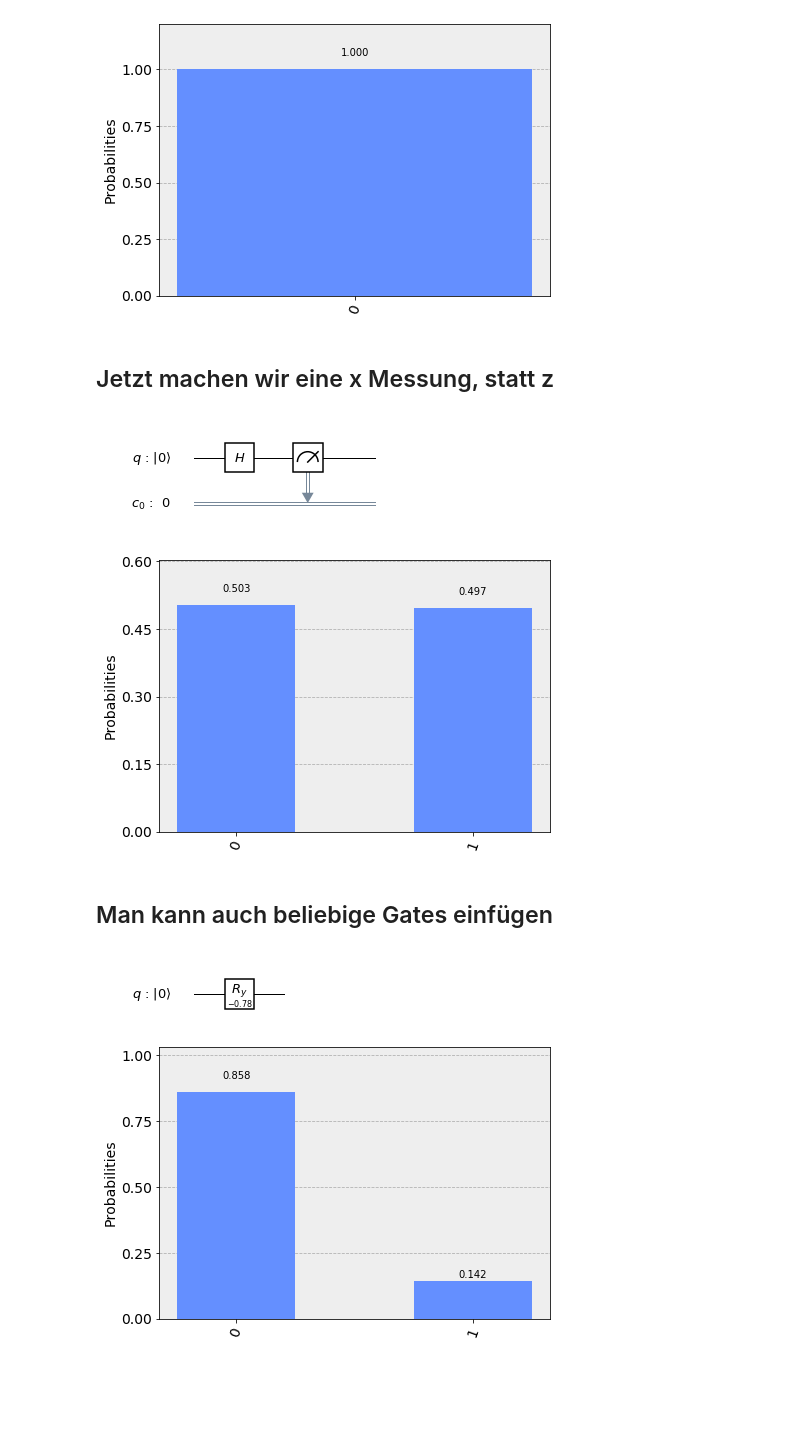
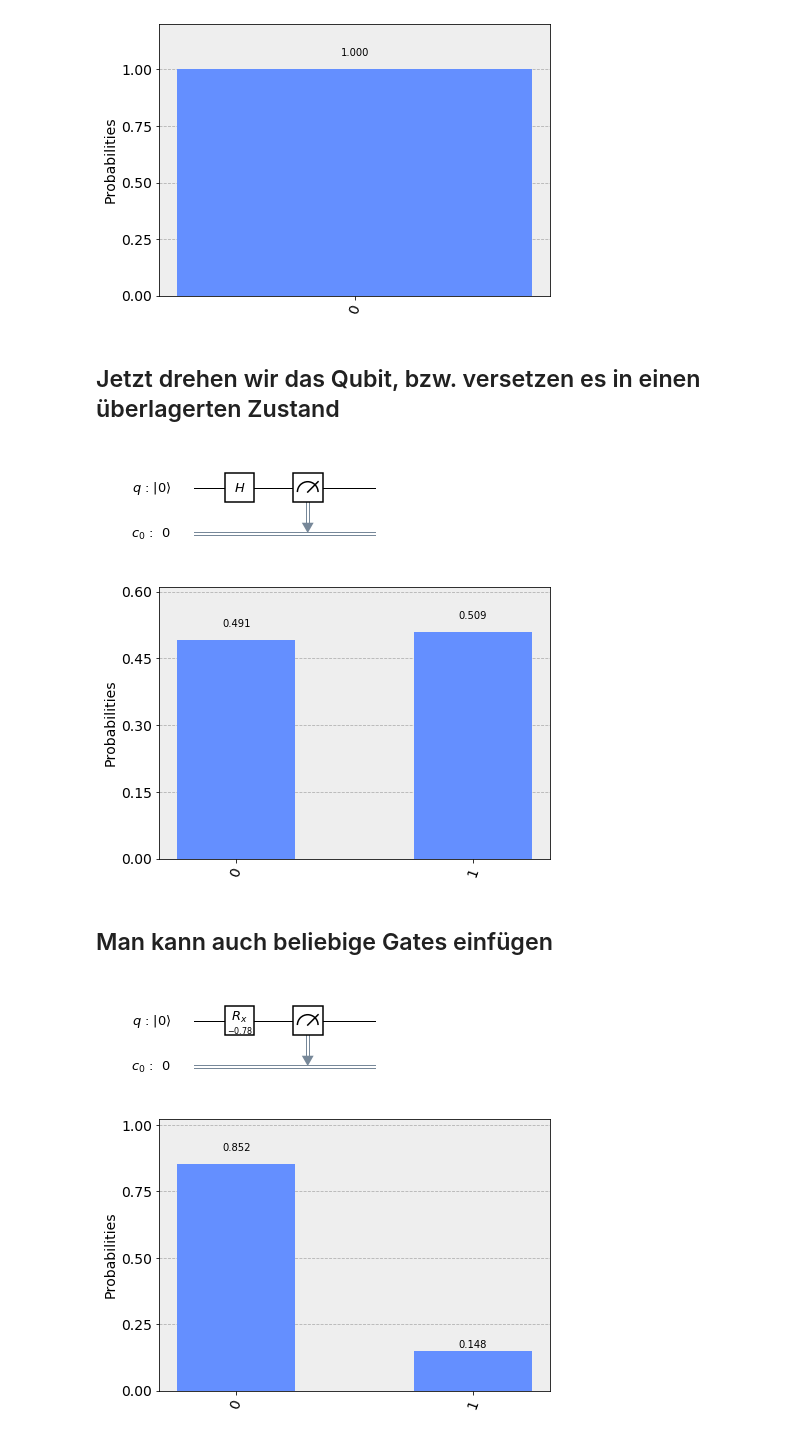
Before and after one commit to jzakotnik/quantum-tutorial, a Jupyter notebook: 1 - basic properties.ipynb, the cells around one changed output. Cells and saved outputs as stored; diff of their text form; code cells hidden in the pictures; blank space fills up the shorter version.

```diff
--- a/1 - basic properties.ipynb
+++ b/1 - basic properties.ipynb
@@ -24,6 +22,6 @@ counts = execute(qc, Aer.get_backend('qasm_simulator')).result().get_counts()
 plot_histogram(counts)
 # %% [output]
 [figure]
-# %% [markdown]
-## Jetzt machen wir eine x Messung, statt z
+# %% [markdown]
+## Jetzt drehen wir das Qubit, bzw. versetzen es in einen überlagerten Zustand
 # %%
@@ -35,18 +33,17 @@ measure_x.draw(output='mpl')
 # %% [output]
 [figure]
 # %%
-qc_0 = QuantumCircuit(1)
-qc = qc_0 + measure_x
-counts = execute(qc, Aer.get_backend('qasm_simulator')).result().get_counts()
+counts = execute(quantumcircuit, Aer.get_backend('qasm_simulator')).result().get_counts()
 plot_histogram(counts)
 # %% [output]
-[figure, old version]
+[figure, new version]
 # %% [markdown]
 ## Man kann auch beliebige Gates einfügen
 # %%
-qc_y = QuantumCircuit(1)
-qc_y.ry(-3.14/4,0)
-qc_y.draw(output='mpl')
+quantumcircuit = QuantumCircuit(1,1)
+quantumcircuit.rx(-3.14/4,0)
+quantumcircuit.measure(0,0)
+quantumcircuit.draw(output='mpl')
 # %% [output]
-[figure, old version]
+[figure, new version]
 # %%
```
Also changed, not shown: parts of 11 cells of this notebook, 1 other file.
